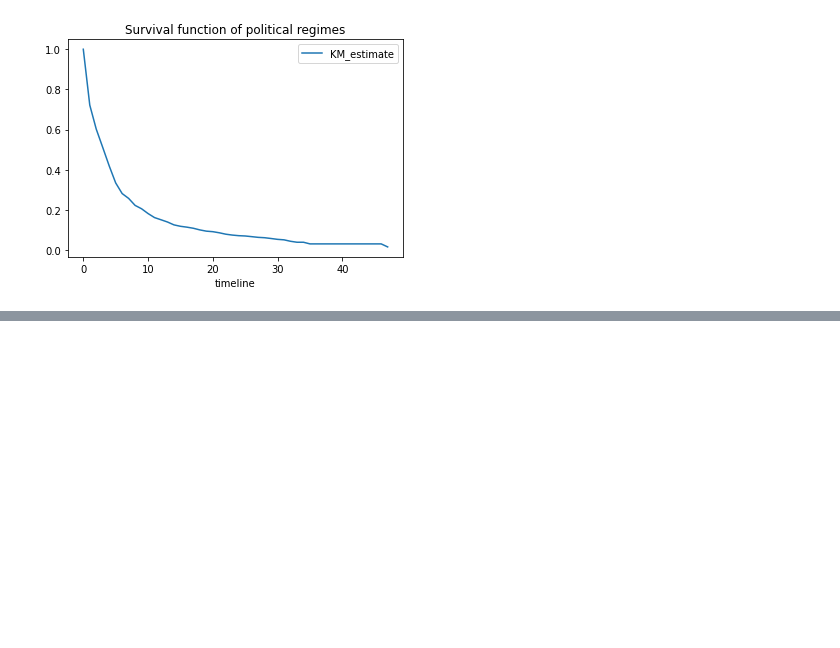
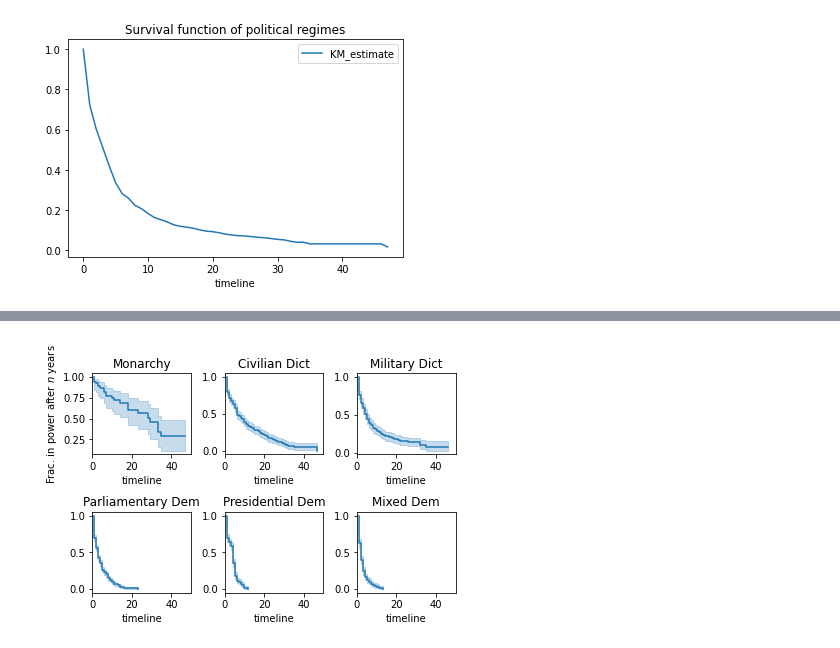
Before and after one commit to TomoyaOzawa-DA/Econometrics_models, a Jupyter notebook: Survival.ipynb, the cells around one changed output, grey strips where cells are left out. Drawn from its saved outputs; the diff is of its cells as text; code cells hidden in the pictures; blank space fills up the shorter version.

```diff
--- a/Survival.ipynb
+++ b/Survival.ipynb
@@ -41,0 +88,20 @@ Text(0.5, 1.0, 'Survival function of political regimes')
+# %%
+# when we have multiple groups:
+regime_types = data['regime'].unique()
+
+for i, regime_type in enumerate(regime_types):
+    ax = plt.subplot(2, 3, i + 1)
+
+    ix = data['regime'] == regime_type
+    kmf.fit(T[ix], E[ix], label=regime_type)
+    kmf.plot_survival_function(ax=ax, legend=False)
+
+    plt.title(regime_type)
+    plt.xlim(0, 50)
+
+    if i==0:
+        plt.ylabel('Frac. in power after $n$ years')
+
+plt.tight_layout()
+# %% [output]
+[figure, added]
```
Also changed, not shown: parts of 7 cells of this notebook.
